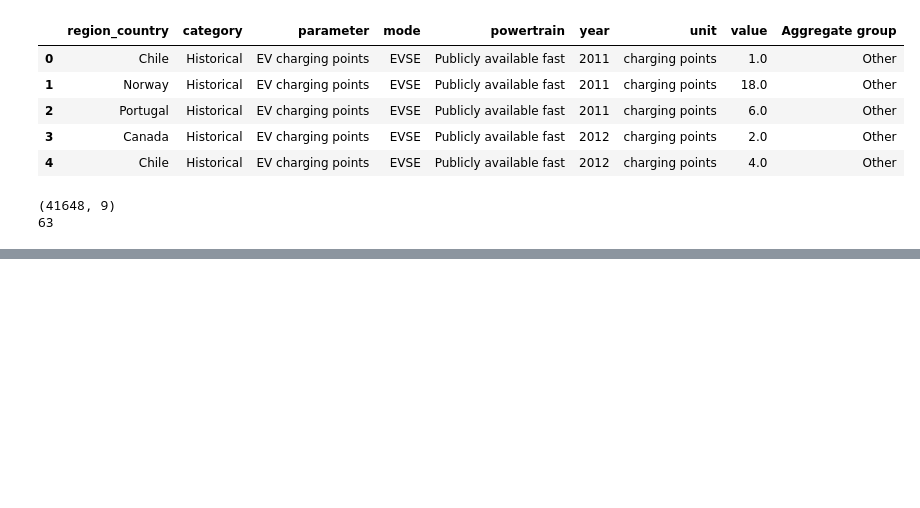
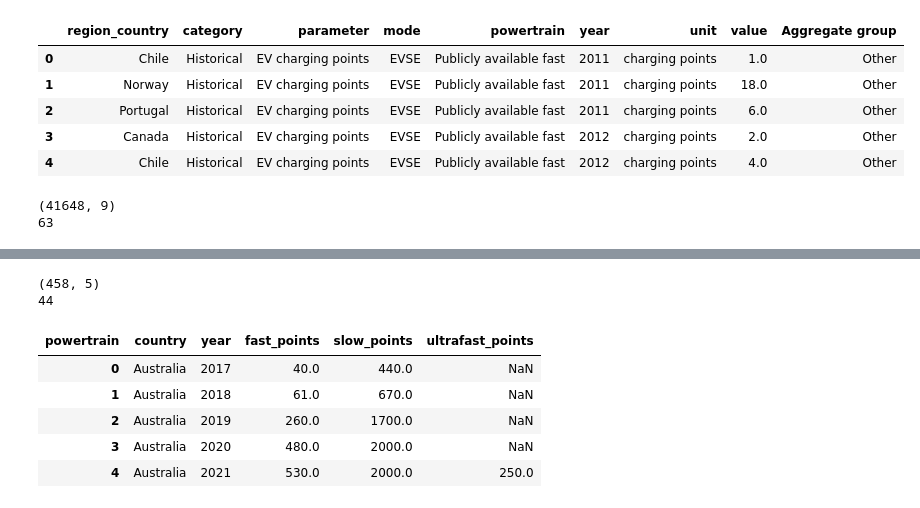
Before and after one commit to kraussk9/ev-charging-gap, a Jupyter notebook: notebooks/04_clean_iea.ipynb, the cells around one changed output, grey strips where cells are left out. Drawn from its saved outputs; the diff is of its cells as text; code cells hidden in the pictures; blank space fills up the shorter version.

```diff
--- a/notebooks/04_clean_iea.ipynb
+++ b/notebooks/04_clean_iea.ipynb
@@ -42,0 +74,36 @@ print(iea_hist["region_country"].nunique())
+# %%
+# Supply side: public charging points, per country per year
+# 1. Keep rows where the measure is EV charging points
+# 2. Pivot: turn the three speed rows (slow, fast, ultra-fast) into three columns,
+#    so each country-year sits on one row (the opposite of melt)
+# 3. Turn country and year back into normal columns (reset_index)
+# 4. Give the columns clear names
+# 5. Check: expect (458, 5) and 44 places
+
+points = iea_hist[iea_hist["parameter"] == "EV charging points"]
+
+points = points.pivot_table(
+    index=["region_country", "year"],
+    columns="powertrain",
+    values="value"
+).reset_index()
+
+points = points.rename(columns={
+    "region_country": "country",
+    "Publicly available slow": "slow_points",
+    "Publicly available fast": "fast_points",
+    "Publicly available ultra-fast": "ultrafast_points"
+})
+
+print(points.shape)
+print(points["country"].nunique())
+points.head()
+# %% [output]
+(458, 5)
+44
+| powertrain | country | year | fast_points | slow_points | ultrafast_points |
+| 0 | Australia | 2017 | 40.0 | 440.0 | NaN |
+| 1 | Australia | 2018 | 61.0 | 670.0 | NaN |
+| 2 | Australia | 2019 | 260.0 | 1700.0 | NaN |
+| 3 | Australia | 2020 | 480.0 | 2000.0 | NaN |
+| 4 | Australia | 2021 | 530.0 | 2000.0 | 250.0 |
```
Also changed, not shown: parts of 6 cells of this notebook.
